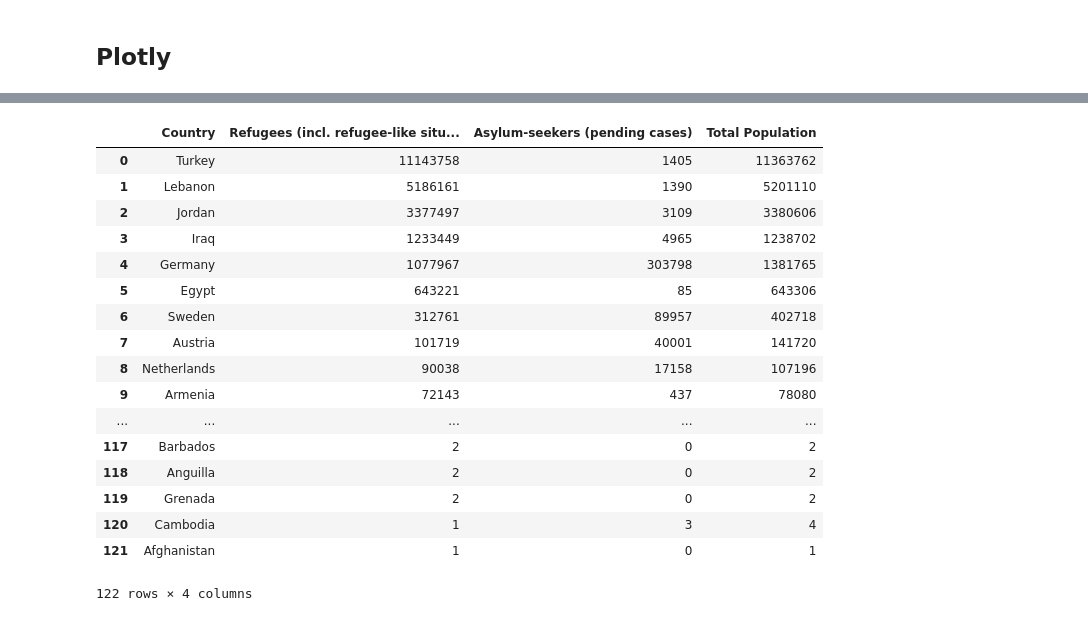
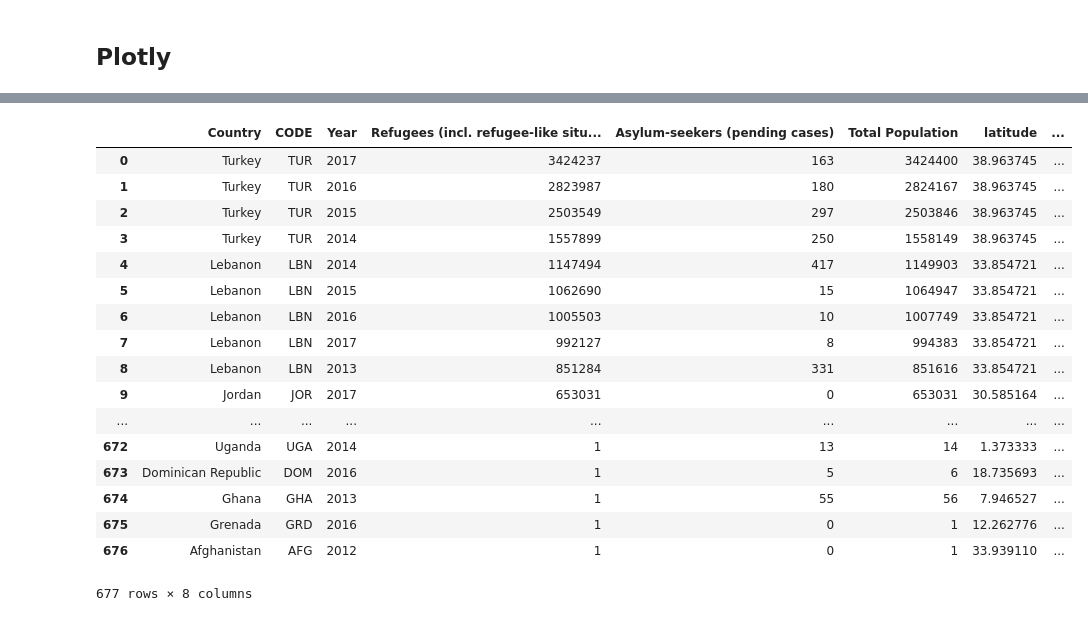
Before and after one commit to romansul/syrian-civil-war, a Jupyter notebook: New Refugee World.ipynb, the cells around one changed output, grey strips where cells are left out. Cells and saved outputs as stored; diff of their text form; code cells hidden in the pictures.

```diff
--- a/New Refugee World.ipynb
+++ b/New Refugee World.ipynb
@@ -178,3 +171,5 @@ new_total_df
 # %%
 # remove rows where refugees == 0
-new_total_df = new_total_df[new_total_df['Refugees (incl. refugee-like situations)'] != 0]
+#new_total_df = new_total_df[new_total_df['Refugees (incl. refugee-like situations)'] != 0]
+
+new_total_df = merged_df[merged_df['Refugees (incl. refugee-like situations)'] != 0]
@@ -196,4 +178,7 @@ new_total_df = new_total_df[new_total_df['Refugees (incl. refugee-like situation
 all_code_df = new_total_df.set_index('Country').join(locations_df.set_index('name'))
 all_code_df = all_code_df.reset_index()
 all_code_df = all_code_df.drop(['country'], axis=1)
-all_code_df.to_csv('clean_refugee_data.csv',index=False, header=True)
+all_code_df.rename(columns={'index':'Country'}, inplace=True)
+
+all_code_df
+#all_code_df.to_csv('clean_refugee_data.csv',index=False, header=True)
@@ -242,27 +265,24 @@ dropped_nan_df = all_code_df[pd.notnull(all_code_df['Country'])]
 # %%
 top_refugee = all_code_df.sort_values('Refugees (incl. refugee-like situations)', ascending=False)
 top_refugee = top_refugee.reset_index()
 top_refugee = top_refugee.drop(['index'], axis=1)
-# rearrange columns
-top_refugee = top_refugee[['Country','Refugees (incl. refugee-like situations)',
-                           'Asylum-seekers (pending cases)', 'Total Population']]
 top_refugee
 # %% [output]
-|  | Country | Refugees (incl. refugee-like situ... | Asylum-seekers (pending cases) | Total Population |
-| 0 | Turkey | 11143758 | 1405 | 11363762 |
-| 1 | Lebanon | 5186161 | 1390 | 5201110 |
-| 2 | Jordan | 3377497 | 3109 | 3380606 |
-| 3 | Iraq | 1233449 | 4965 | 1238702 |
-| 4 | Germany | 1077967 | 303798 | 1381765 |
-| 5 | Egypt | 643221 | 85 | 643306 |
-| 6 | Sweden | 312761 | 89957 | 402718 |
-| 7 | Austria | 101719 | 40001 | 141720 |
-| 8 | Netherlands | 90038 | 17158 | 107196 |
-| 9 | Armenia | 72143 | 437 | 78080 |
-| ... | ... | ... | ... | ... |
-| 117 | Barbados | 2 | 0 | 2 |
-| 118 | Anguilla | 2 | 0 | 2 |
-| 119 | Grenada | 2 | 0 | 2 |
-| 120 | Cambodia | 1 | 3 | 4 |
-| 121 | Afghanistan | 1 | 0 | 1 |
+|  | Country | CODE | Year | Refugees (incl. refugee-like situ... | Asylum-seekers (pending cases) | Total Population | latitude | ... |
+| 0 | Turkey | TUR | 2017 | 3424237 | 163 | 3424400 | 38.963745 | ... |
+| 1 | Turkey | TUR | 2016 | 2823987 | 180 | 2824167 | 38.963745 | ... |
+| 2 | Turkey | TUR | 2015 | 2503549 | 297 | 2503846 | 38.963745 | ... |
+| 3 | Turkey | TUR | 2014 | 1557899 | 250 | 1558149 | 38.963745 | ... |
+| 4 | Lebanon | LBN | 2014 | 1147494 | 417 | 1149903 | 33.854721 | ... |
+| 5 | Lebanon | LBN | 2015 | 1062690 | 15 | 1064947 | 33.854721 | ... |
+| 6 | Lebanon | LBN | 2016 | 1005503 | 10 | 1007749 | 33.854721 | ... |
+| 7 | Lebanon | LBN | 2017 | 992127 | 8 | 994383 | 33.854721 | ... |
+| 8 | Lebanon | LBN | 2013 | 851284 | 331 | 851616 | 33.854721 | ... |
+| 9 | Jordan | JOR | 2017 | 653031 | 0 | 653031 | 30.585164 | ... |
+| ... | ... | ... | ... | ... | ... | ... | ... | ... |
+| 672 | Uganda | UGA | 2014 | 1 | 13 | 14 | 1.373333 | ... |
+| 673 | Dominican Republic | DOM | 2016 | 1 | 5 | 6 | 18.735693 | ... |
+| 674 | Ghana | GHA | 2013 | 1 | 55 | 56 | 7.946527 | ... |
+| 675 | Grenada | GRD | 2016 | 1 | 0 | 1 | 12.262776 | ... |
+| 676 | Afghanistan | AFG | 2012 | 1 | 0 | 1 | 33.939110 | ... |
-122 rows × 4 columns
+677 rows × 8 columns
```
Also changed, not shown: parts of 18 cells of this notebook.
